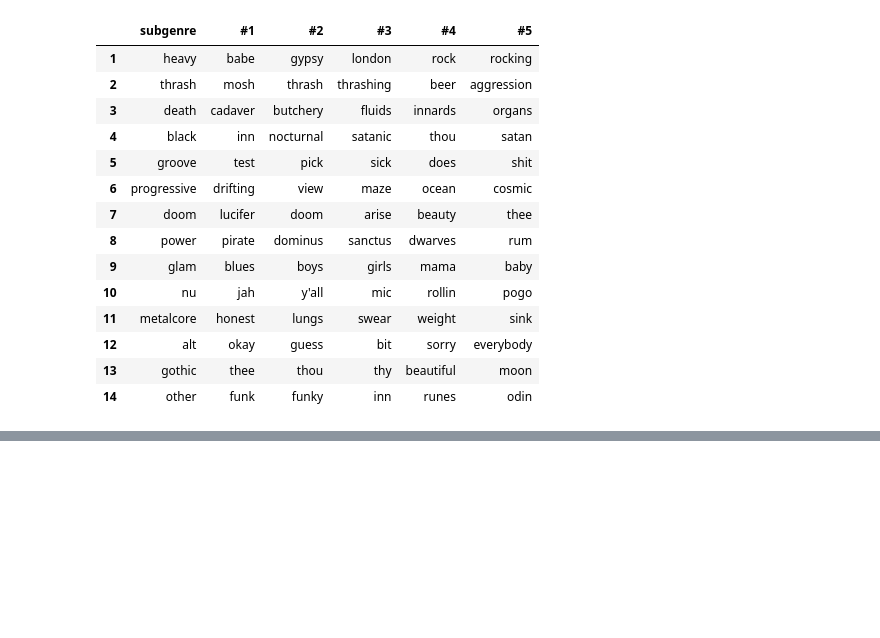
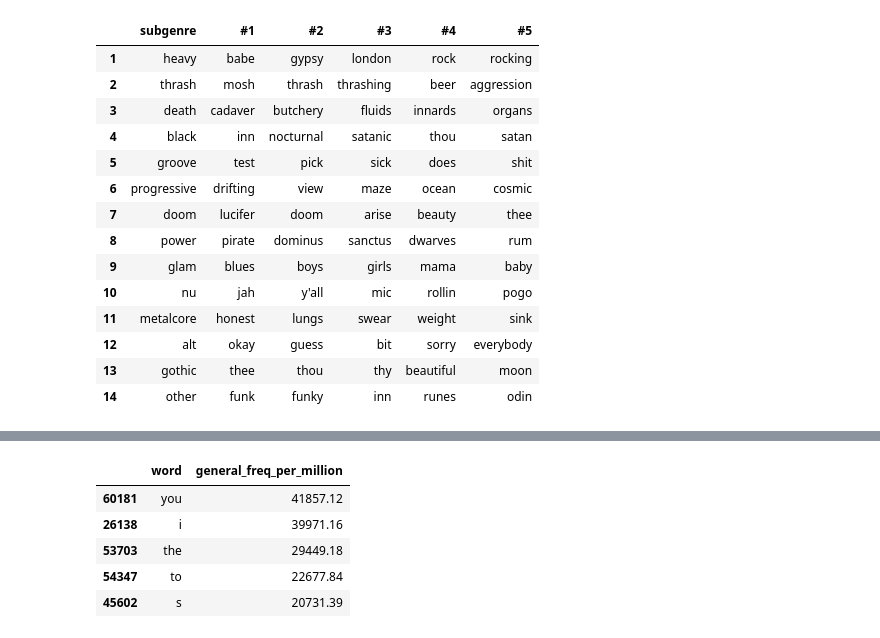
Before and after one commit to wanderson33245/The-Metal-Corpus, a Jupyter notebook: The Metal Corpus.ipynb, the cells around one changed output, grey strips where cells are left out. Saved outputs shown, nothing was run; the diff lists cells and outputs as text; code cells hidden in the pictures; blank space fills up the shorter version.

```diff
--- a/The Metal Corpus.ipynb
+++ b/The Metal Corpus.ipynb
@@ -692,0 +703,15 @@ Also, yeah, "pogo" is still in there. I'm not removing it.
+# %%
+subtlex = pd.read_csv('SUBTLEXfreqPoS-sorted.csv')
+subtlex = subtlex[['Word', 'SUBTLWF']].copy()
+subtlex.columns = ['word', 'general_freq_per_million']
+subtlex['word'] = subtlex['word'].str.lower()
+subtlex = subtlex.groupby('word', as_index=False)['general_freq_per_million'].sum()
+subtlex = subtlex.sort_values('general_freq_per_million', ascending=False)
+subtlex.head()
+# %% [output]
+|  | word | general_freq_per_million |
+| 60181 | you | 41857.12 |
+| 26138 | i | 39971.16 |
+| 53703 | the | 29449.18 |
+| 54347 | to | 22677.84 |
+| 45602 | s | 20731.39 |
```
Also changed, not shown: parts of 7 cells of this notebook.
